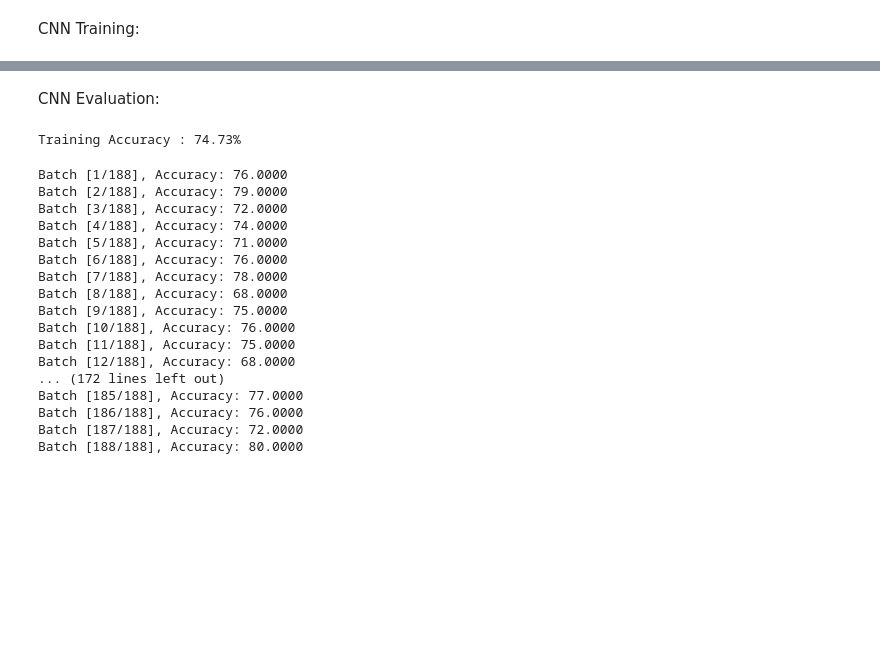
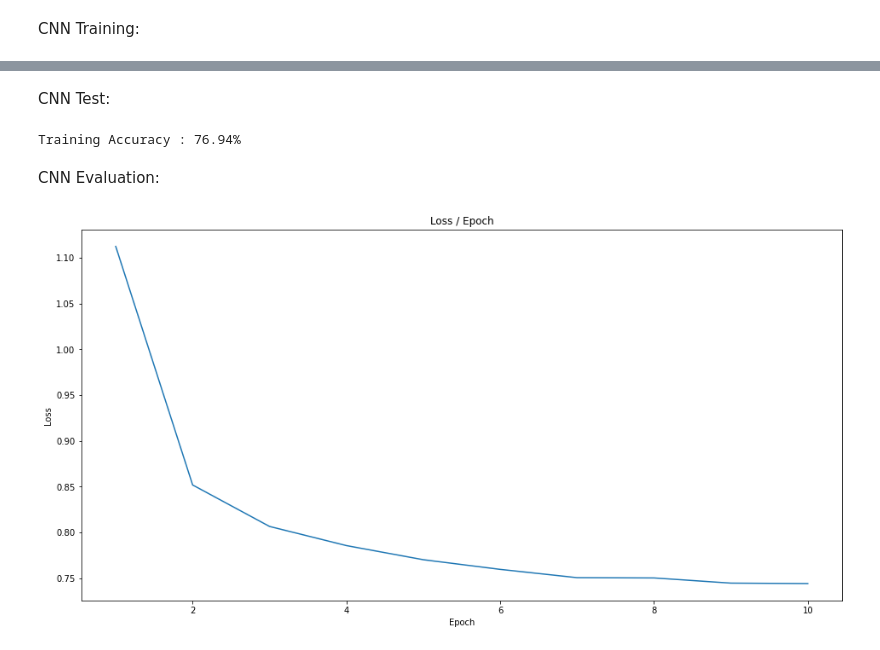
Before and after one commit to SeanMeath/Machine-Learning-Project, a Jupyter notebook: CNN.ipynb, the cells around one changed output, grey strips where cells are left out. Drawn from its saved outputs; the diff is of its cells as text; code cells hidden in the pictures; blank space fills up the shorter version.

```diff
--- a/CNN.ipynb
+++ b/CNN.ipynb
@@ -88,11 +93,12 @@ CNN Training:
 cnn = CNN()
 loss_func = nn.CrossEntropyLoss()
 optimizer = optim.Adam(cnn.parameters(), lr = 0.01)
-num_epochs = 5
+num_epochs = 10
 
 num_batches = len(loaders['train'])
 
 losses = torch.zeros(num_epochs, num_batches)
+epoch_losses = torch.zeros(num_epochs)
 
 for epoch in range(num_epochs):
     for batch, (images, labels) in enumerate(loaders['train']):
@@ -110,3 +116,4 @@ for epoch in range(num_epochs):
         optimizer.step()
 
         losses[epoch, batch] = loss.item()
+    epoch_losses[epoch] = sum(losses[epoch]) / num_batches
@@ -136,12 +120,19 @@ Epoch [5/5], Batch [1128/1128], Loss: 0.8172
 # %% [markdown]
-CNN Evaluation:
+CNN Test:
 # %%
 totalRight = 0
 totalSamples = 0
 
 num_batches = len(loaders['test'])
+num_classes = 47
 
-accuracies = torch.zeros(num_batches)
+train_accuracies = torch.zeros(num_batches)
+
+total_class_sizes = torch.zeros(num_classes)
+total_class_right = torch.zeros(num_classes)
+
+all_labels = []
+all_predictions = []
 
 for batch, (images, labels) in enumerate(loaders['test']):
     imgs = Variable(images)
@@ -157,39 +148,34 @@ for batch, (images, labels) in enumerate(loaders['test']):
 
     for j in range(0, batchSize):
         batchSamples += 1
+        total_class_sizes[lbls[j]] += 1
         if(pred_y[j] == lbls[j]):
             batchRight += 1
+            total_class_right[lbls[j]] += 1
 
     batchAccuracy = batchRight / batchSamples * 100
 
-    accuracies[batch] = batchAccuracy
+    train_accuracies[batch] = batchAccuracy
 
     totalRight += batchRight
     totalSamples += batchSamples
 
+    all_labels.insert(0, lbls)
+    all_predictions.insert(0, pred_y)
+
 accuracy = totalRight / totalSamples * 100
 print("Training Accuracy : {:.2f}%".format(accuracy))
 # %% [output]
-Training Accuracy : 74.73%
+Training Accuracy : 76.94%
-# %%
-for i in range(0, num_batches):
-    print ('Batch [{}/{}], Accuracy: {:.4f}'
-                .format(i + 1, num_batches, accuracies[i]))
-# %% [output]
-Batch [1/188], Accuracy: 76.0000
-Batch [2/188], Accuracy: 79.0000
-Batch [3/188], Accuracy: 72.0000
-Batch [4/188], Accuracy: 74.0000
-Batch [5/188], Accuracy: 71.0000
-Batch [6/188], Accuracy: 76.0000
-Batch [7/188], Accuracy: 78.0000
-Batch [8/188], Accuracy: 68.0000
-Batch [9/188], Accuracy: 75.0000
-Batch [10/188], Accuracy: 76.0000
-Batch [11/188], Accuracy: 75.0000
-Batch [12/188], Accuracy: 68.0000
-... (172 lines left out)
-Batch [185/188], Accuracy: 77.0000
-Batch [186/188], Accuracy: 76.0000
-Batch [187/188], Accuracy: 72.0000
-Batch [188/188], Accuracy: 80.0000
+# %% [markdown]
+CNN Evaluation:
+# %%
+plt.figure(figsize=(16,8))
+left = np.arange(1, num_epochs + 1)
+plt.plot(left, epoch_losses)
+plt.xlabel('Epoch')
+plt.ylabel('Loss')
+plt.title('Loss / Epoch')
+plt.show()
+# %% [output]
+[figure, added]
```
Also changed, not shown: parts of 5 cells of this notebook.
